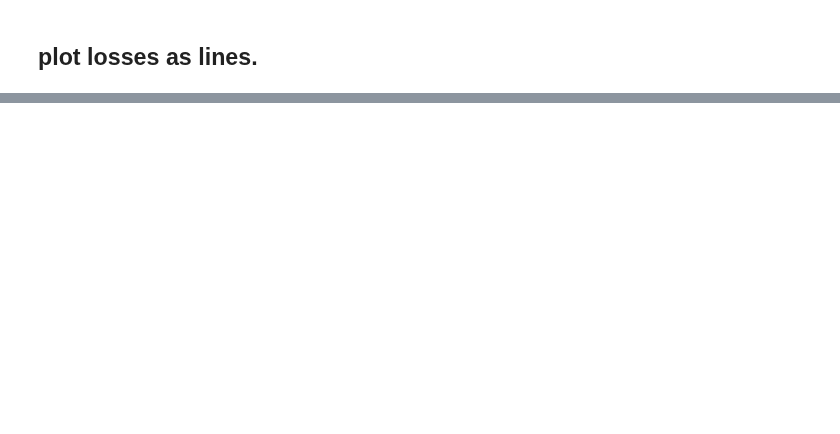
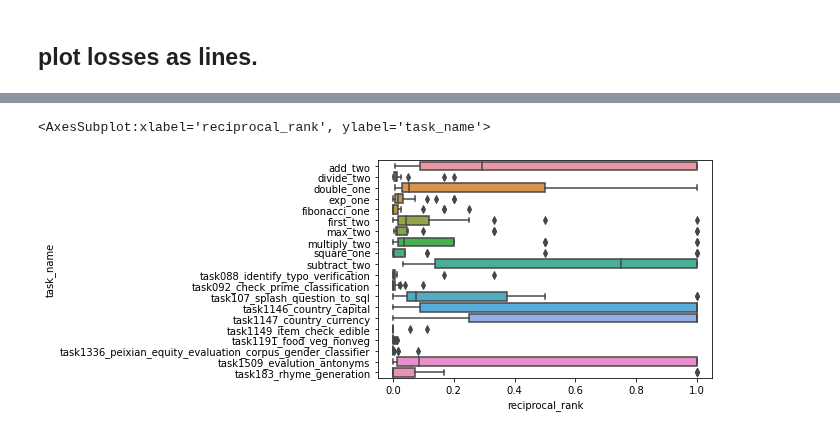
Before and after one commit to csinva/iprompt, a Jupyter notebook: notebooks/09_ablation2_cond.ipynb, the cells around one changed output, grey strips where cells are left out. Cells and saved outputs as stored; diff of their text form; code cells hidden in the pictures; blank space fills up the shorter version.

```diff
--- a/notebooks/09_ablation2_cond.ipynb
+++ b/notebooks/09_ablation2_cond.ipynb
@@ -253,0 +239,21 @@ Text(0, 0.5, 'NLL')
+# %%
+def label_exp(r):
+    if (r['n_shots'] == 5) & (r['iprompt_conditioning_strategy'] == "") & (r["single_shot_loss"] == 1):
+        return 'Default'
+    elif r['n_shots'] == 1:
+        return 'Zero-shot generation'
+    elif r['iprompt_conditioning_strategy'] == 'unconditional':
+        return 'Unconditional generation'
+    elif r['single_shot_loss'] == 0:
+        return 'No single-shot loss'
+    elif r['iprompt_conditioning_strategy'] == 'x_only':
+        return 'x-conditioned generation'
+    elif r['iprompt_conditioning_strategy'] == 'y_only':
+        return 'y-conditioned generation'
+    else:
+        print(r)
+        raise ValueError('unknown exp for row')
+
+# r['exp'] = r.apply(label_exp, axis=1)
+top_prompts['exp'] = top_prompts.apply(label_exp, axis=1)
+top_prompts['exp'].value_counts()
@@ -253,0 +268,5 @@ Text(0, 0.5, 'NLL')
+# %%
+sns.boxplot(data=top_prompts, x="reciprocal_rank", y="task_name")
+# %% [output]
+<AxesSubplot:xlabel='reciprocal_rank', ylabel='task_name'>
+[figure, added]
```
Also changed, not shown: parts of 19 cells of this notebook, 8 other files.
